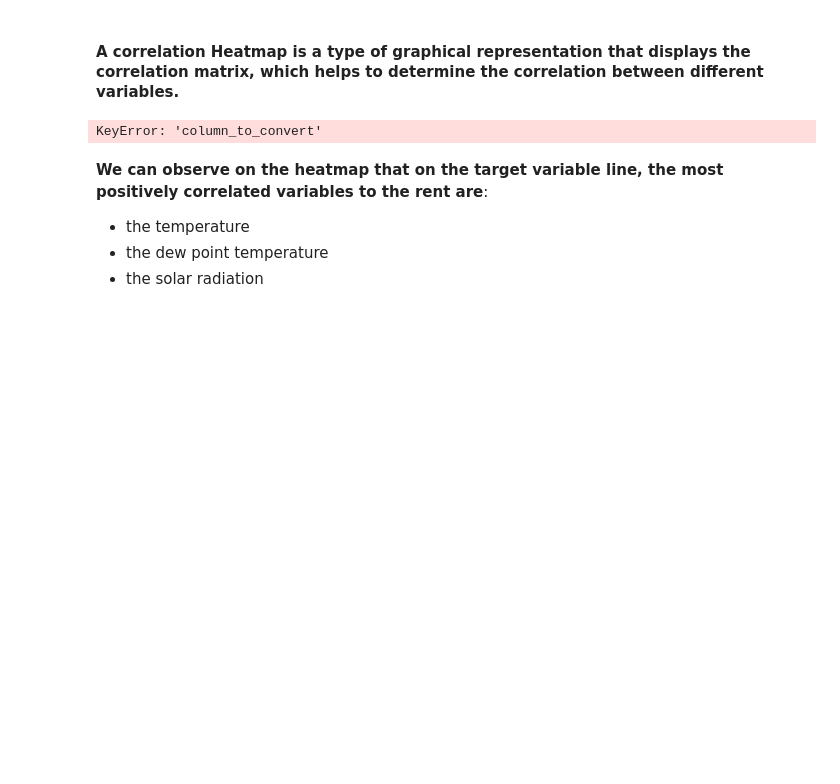
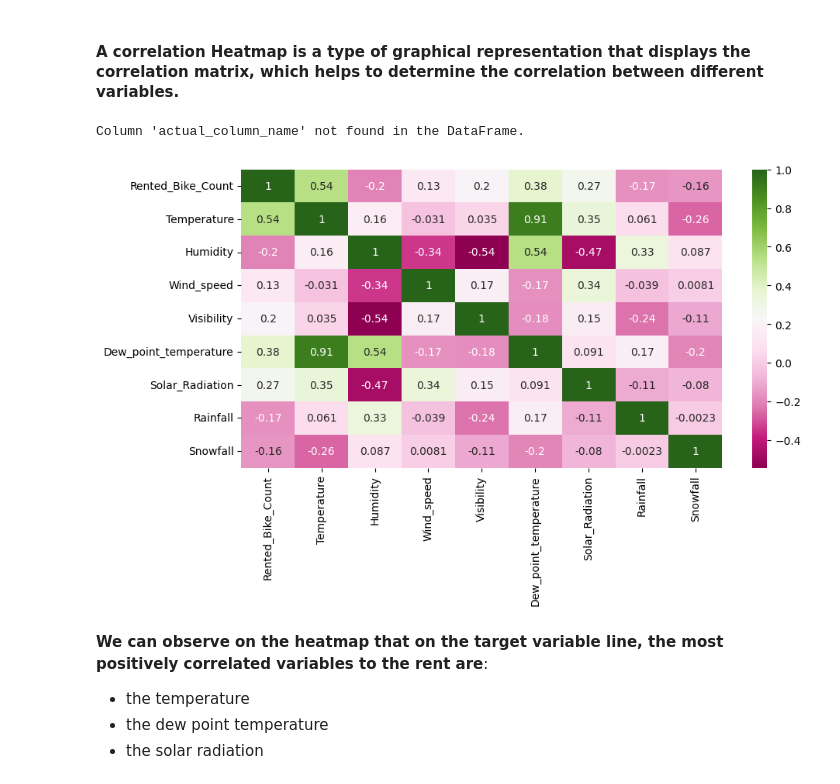
Before and after one commit to Singh12161216/ML-Project, a Jupyter notebook: ML_Reg_Project_bike.ipynb, the cells around one changed output. Cells and saved outputs as stored; diff of their text form; code cells hidden in the pictures; blank space fills up the shorter version.

```diff
--- a/ML_Reg_Project_bike.ipynb
+++ b/ML_Reg_Project_bike.ipynb
@@ -896,19 +896,29 @@ X.corr()
 # %% [markdown]
 #### **A correlation Heatmap is a type of graphical representation that displays the correlation matrix, which helps to determine the correlation between different variables.**
 # %%
-#checking correlation using heatmap
+# Import necessary libraries (should be at the top of the file)
+import seaborn as sns
+import matplotlib.pyplot as plt
 
-# Convert non-numeric columns to numeric if possible, or drop them
-# For example, if 'Yes' represents a binary category, you can convert it to 0 and 1:
-bike_df['column_to_convert'] = bike_df['column_to_convert'].map({'Yes': 1, 'No': 0})  # Replace 'column_to_convert' with the actual column name
+# Replace 'your_column_name' with the actual name of the column you want to convert
+column_to_convert = 'actual_column_name'  # Update with the correct column name
+
+# Check if the column exists in the DataFrame before trying to access it
+if column_to_convert in bike_df.columns:
+    # Convert non-numeric columns to numeric if possible
+    bike_df[column_to_convert] = bike_df[column_to_convert].map({'Yes': 1, 'No': 0})
+else:
+    print(f"Column '{column_to_convert}' not found in the DataFrame.")
 
 # Drop columns that cannot be converted to numeric
 bike_df_numeric = bike_df.select_dtypes(include=['number'])
 
 plt.figure(figsize=(10,5))
 sns.heatmap(bike_df_numeric.corr(),cmap='PiYG',annot=True)
+plt.show()
 # %% [output]
-KeyError: 'column_to_convert'
+Column 'actual_column_name' not found in the DataFrame.
+[figure, added]
 # %% [markdown]
 **We can observe on the heatmap that on the target variable line, the most positively correlated variables to the rent are**:
 * the temperature
```
Also changed, not shown: parts of 2 cells of this notebook.
